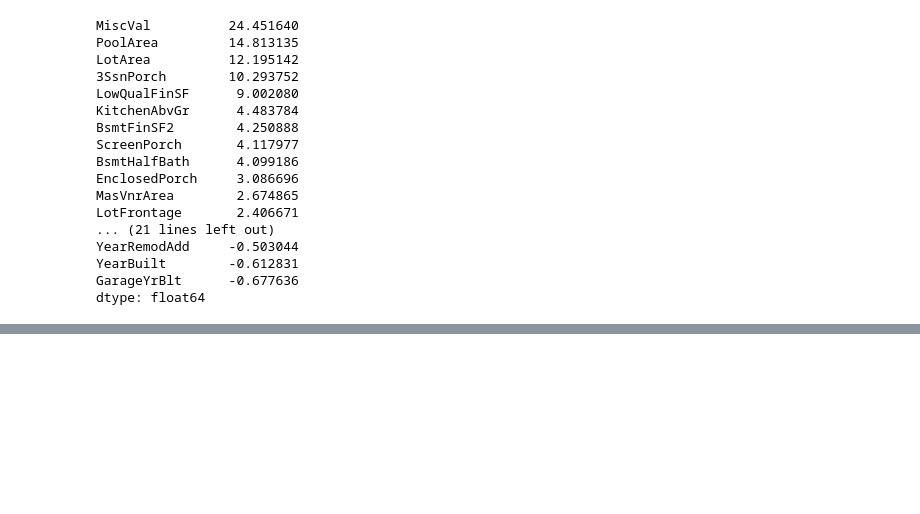
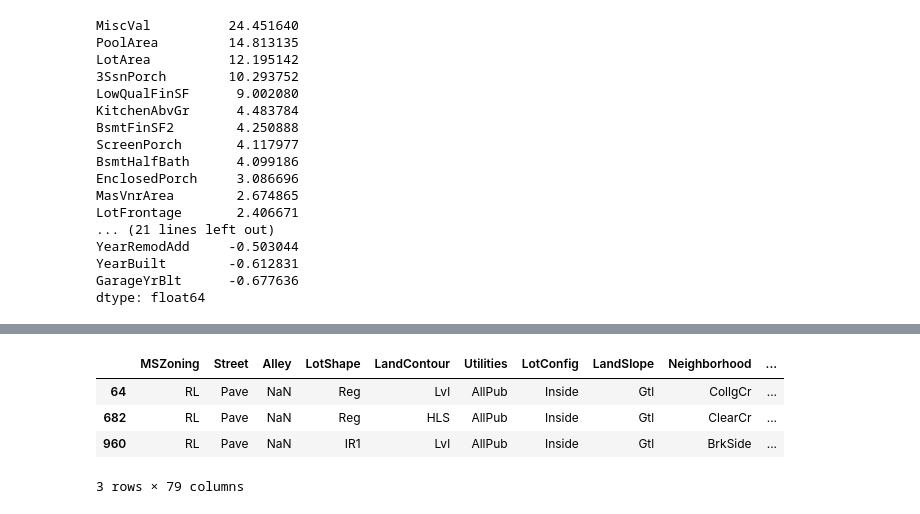
Before and after one commit to meriembader/House_Price, a Jupyter notebook: HousePrice.ipynb, the cells around one changed output, grey strips where cells are left out. Cells and saved outputs as stored; diff of their text form; code cells hidden in the pictures; blank space fills up the shorter version.

```diff
--- a/HousePrice.ipynb
+++ b/HousePrice.ipynb
@@ -246,0 +275,3 @@ dtype: float64
+# %%
+#split the data to train the model
+X_train,X_test,y_train,y_test = train_test_split(train,y,test_size = 0.3,random_state= 0)
@@ -246,0 +282,8 @@ dtype: float64
+# %%
+X_train.head(3)
+# %% [output]
+|  | MSZoning | Street | Alley | LotShape | LandContour | Utilities | LotConfig | LandSlope | Neighborhood | ... |
+| 64 | RL | Pave | NaN | Reg | Lvl | AllPub | Inside | Gtl | CollgCr | ... |
+| 682 | RL | Pave | NaN | Reg | HLS | AllPub | Inside | Gtl | ClearCr | ... |
+| 960 | RL | Pave | NaN | IR1 | Lvl | AllPub | Inside | Gtl | BrkSide | ... |
+3 rows × 79 columns
```
Also changed, not shown: parts of 11 cells of this notebook.
